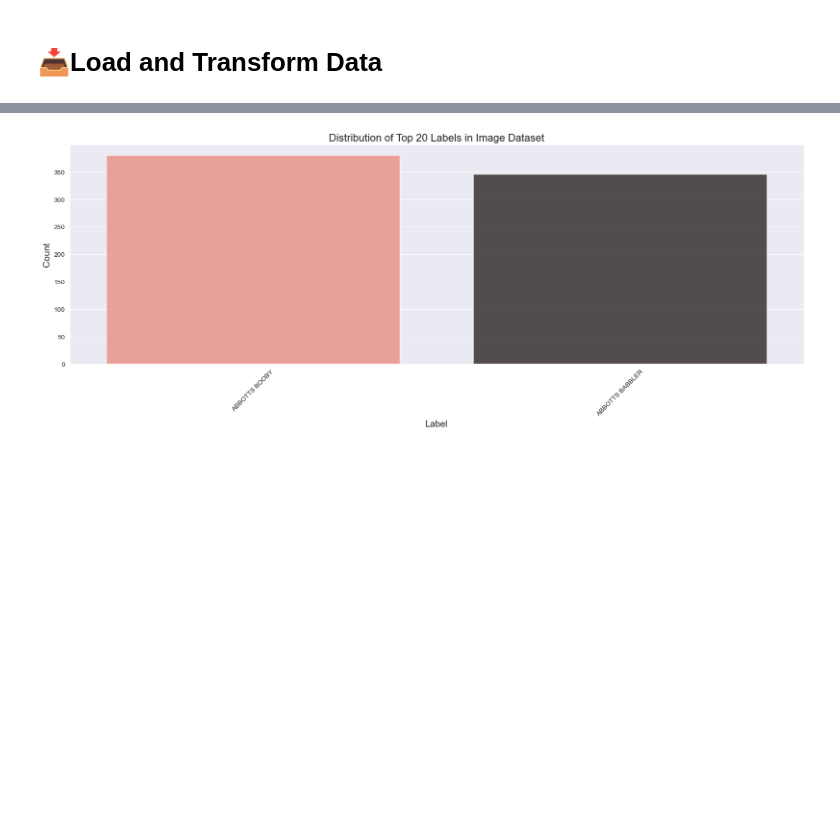
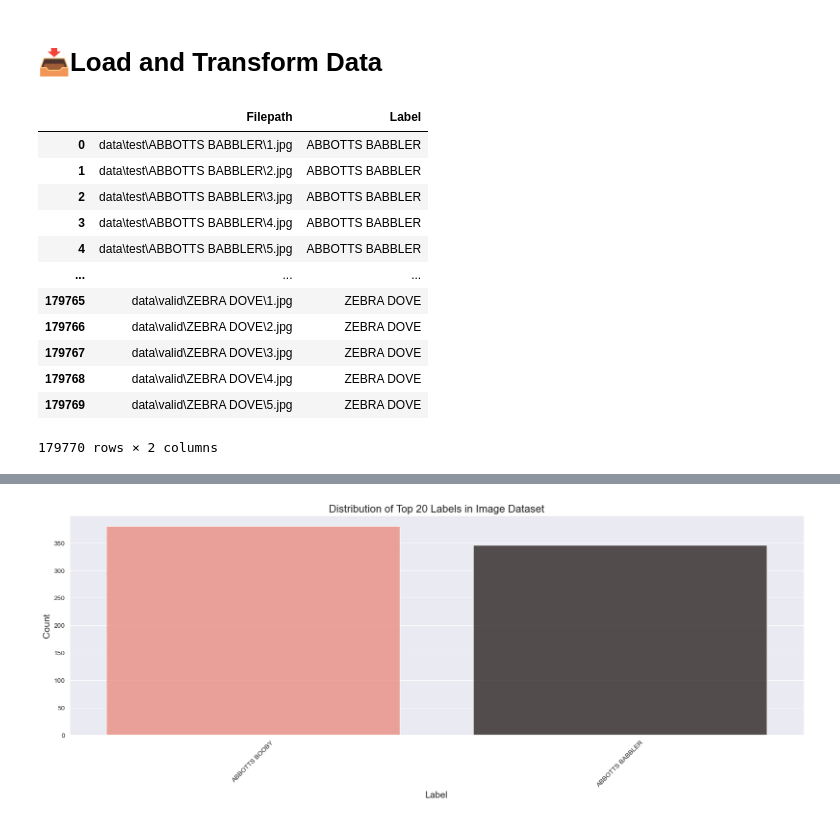
Before and after one commit to giladdanin10/birds, a Jupyter notebook: bird-classification-using-cnn-efficientnetb0.ipynb, the cells around one changed output, grey strips where cells are left out. Cells and saved outputs as stored; diff of their text form; code cells hidden in the pictures; blank space fills up the shorter version.

```diff
--- a/bird-classification-using-cnn-efficientnetb0.ipynb
+++ b/bird-classification-using-cnn-efficientnetb0.ipynb
@@ -61,2 +65,24 @@ import helper_functions as helper_functions
 # %% [markdown]
 # 📥Load and Transform Data
+# %%
+import birds_utils as bu
+birds = bu.BIRDS()
+project_dir = '.'
+birds.load_data(project_dir)
+image_df = birds.image_df
+# %%
+birds.image_df
+# %% [output]
+|  | Filepath | Label |
+| 0 | data\test\ABBOTTS BABBLER\1.jpg | ABBOTTS BABBLER |
+| 1 | data\test\ABBOTTS BABBLER\2.jpg | ABBOTTS BABBLER |
+| 2 | data\test\ABBOTTS BABBLER\3.jpg | ABBOTTS BABBLER |
+| 3 | data\test\ABBOTTS BABBLER\4.jpg | ABBOTTS BABBLER |
+| 4 | data\test\ABBOTTS BABBLER\5.jpg | ABBOTTS BABBLER |
+| ... | ... | ... |
+| 179765 | data\valid\ZEBRA DOVE\1.jpg | ZEBRA DOVE |
+| 179766 | data\valid\ZEBRA DOVE\2.jpg | ZEBRA DOVE |
+| 179767 | data\valid\ZEBRA DOVE\3.jpg | ZEBRA DOVE |
+| 179768 | data\valid\ZEBRA DOVE\4.jpg | ZEBRA DOVE |
+| 179769 | data\valid\ZEBRA DOVE\5.jpg | ZEBRA DOVE |
+179770 rows × 2 columns
```
Also changed, not shown: parts of 34 cells of this notebook, 8 other files.
